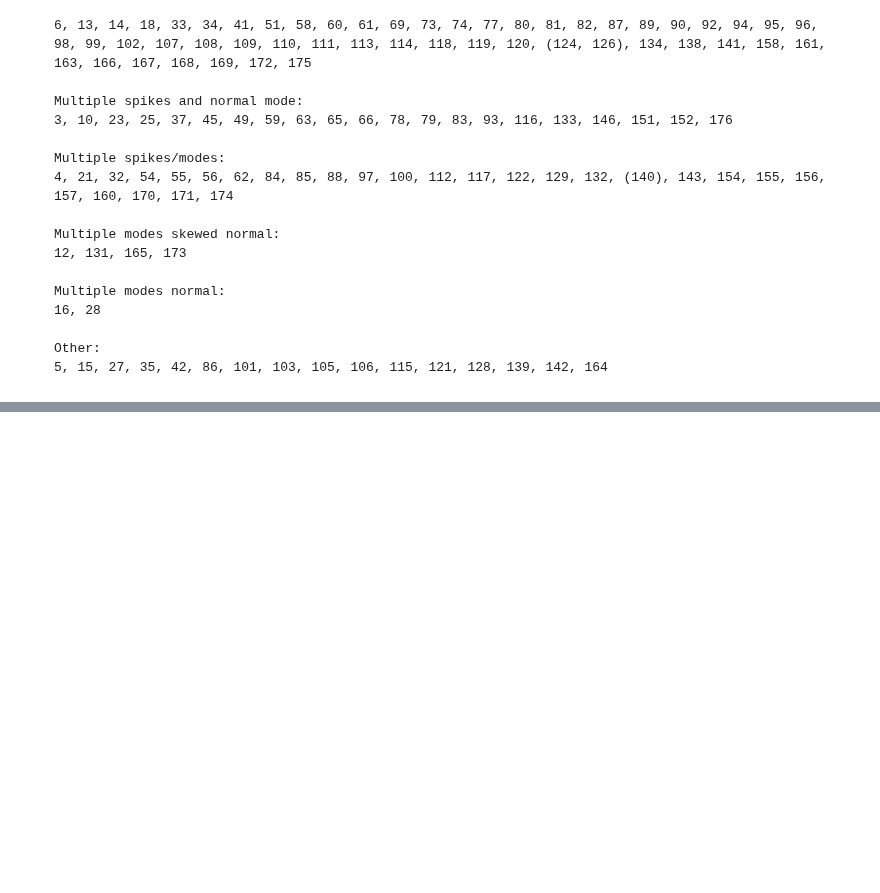
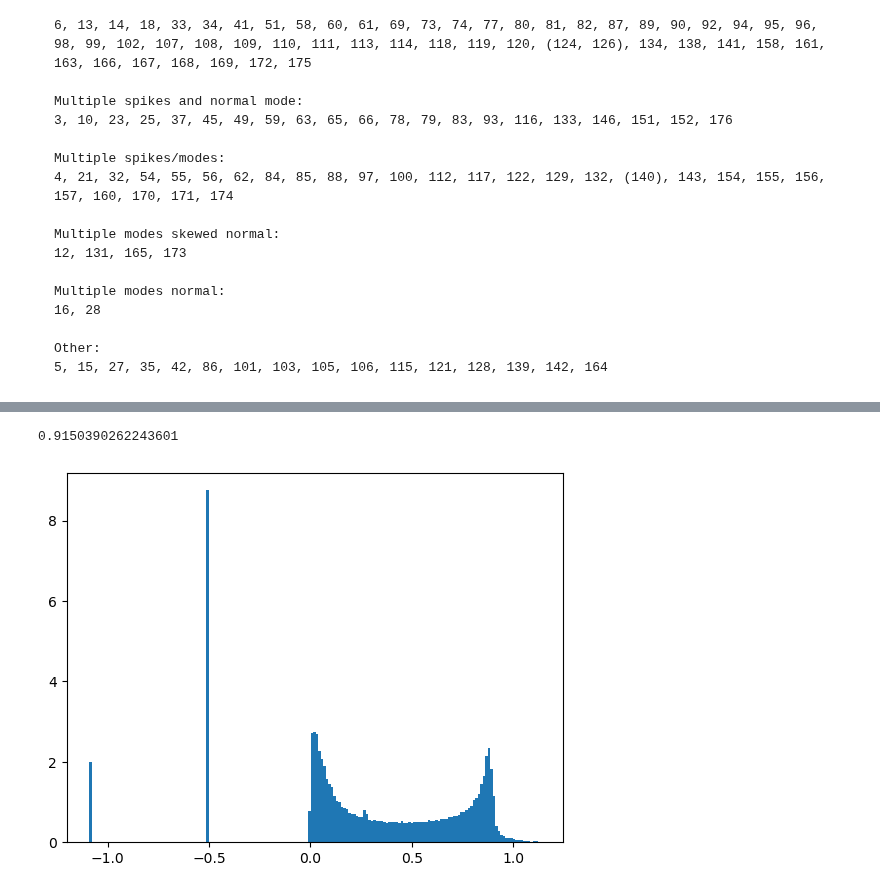
Before and after one commit to marcusGH/edain_paper, a Jupyter notebook: notebooks/types_of_variable_distributions.ipynb, the cells around one changed output, grey strips where cells are left out. Saved outputs shown, nothing was run; the diff lists cells and outputs as text; code cells hidden in the pictures; blank space fills up the shorter version.

```diff
--- a/notebooks/types_of_variable_distributions.ipynb
+++ b/notebooks/types_of_variable_distributions.ipynb
@@ -134,0 +166,10 @@ plot_var(ax, X_train[:, 0, 32])
+# %%
+from scipy.stats import boxcox
+
+res = boxcox(X_train[:, 10, group2[4]] - np.min(X_train[:, 0, group2[4]]) + 0.001)
+fig, ax = plt.subplots()
+plot_var(ax, res[0])
+print(res[1])
+# %% [output]
+0.9150390262243601
+[figure, added]
```
Also changed, not shown: parts of 32 cells of this notebook, 3 other files.
